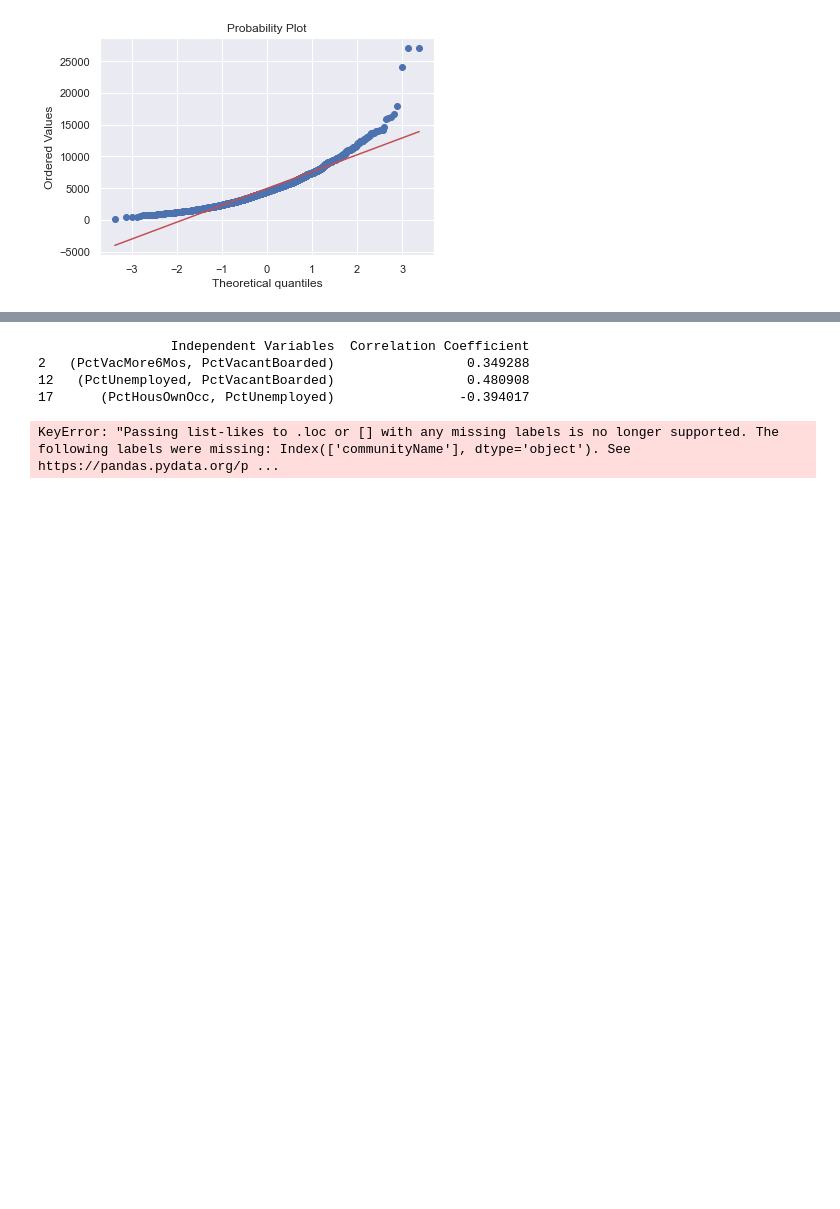
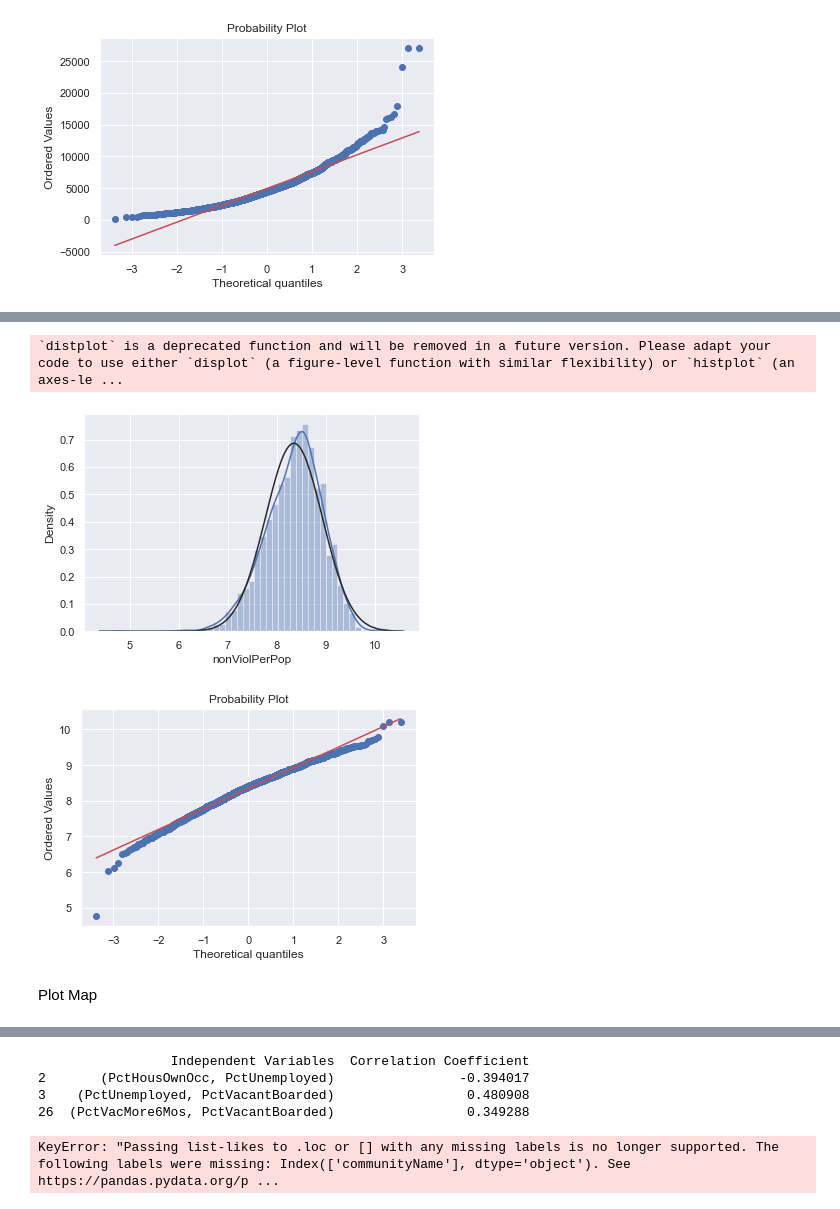
Before and after one commit to blueriver212/Crime_Prediction_ML, a Jupyter notebook: ESDA.ipynb, the cells around one changed output, grey strips where cells are left out. Saved outputs shown, nothing was run; the diff lists cells and outputs as text; code cells hidden in the pictures; blank space fills up the shorter version.

Commit message:
Fix: Normality

```diff
--- a/ESDA.ipynb
+++ b/ESDA.ipynb
@@ -366,3 +366,7 @@ res = stats.probplot(crimedata['nonViolPerPop'], plot=plt)
 `distplot` is a deprecated function and will be removed in a future version. Please adapt your code to use either `displot` (a figure-level function with similar flexibility) or `histplot` (an axes-le ...
 [figure]
 [figure]
+# %%
+#applying log transformation
+crimedata['nonViolPerPop'] = np.log(crimedata['nonViolPerPop'])
+crimedata['nonViolPerPop'].describe()
@@ -369,3 +383,14 @@ res = stats.probplot(crimedata['nonViolPerPop'], plot=plt)
+# %%
+#transformed histogram and normal probability plot
+sns.distplot(crimedata['nonViolPerPop'], fit=norm)
+fig = plt.figure()
+res = stats.probplot(crimedata['nonViolPerPop'], plot=plt)
+# %% [output]
+`distplot` is a deprecated function and will be removed in a future version. Please adapt your code to use either `displot` (a figure-level function with similar flexibility) or `histplot` (an axes-le ...
+[figure, added]
+[figure, added]
+# %% [markdown]
+Plot Map
 # %%
 #group Violent crime and nonViolent crime by state
 crimedata_state = crimedata.groupby('state').agg({'ViolentCrimesPerPop':'mean','nonViolPerPop':'mean'})[['ViolentCrimesPerPop','nonViolPerPop']].reset_index()
@@ -428,9 +453,9 @@ iv_multicoll_corr = pd.DataFrame(list(set([(tuple(sorted(key)), iv_corr[key]) fo
 print (iv_multicoll_corr[iv_multicoll_corr.notnull().all(axis=1)])
 # %% [output]
                  Independent Variables  Correlation Coefficient
-2   (PctVacMore6Mos, PctVacantBoarded)                 0.349288
-12   (PctUnemployed, PctVacantBoarded)                 0.480908
-17      (PctHousOwnOcc, PctUnemployed)                -0.394017
+2       (PctHousOwnOcc, PctUnemployed)                -0.394017
+3    (PctUnemployed, PctVacantBoarded)                 0.480908
+26  (PctVacMore6Mos, PctVacantBoarded)                 0.349288
 # %%
 # Let's find out the outliers in `ViolentCrimesPerPop` response variable and plot those to find cities with highest crime rate in the US
 quartile_1, quartile_3 = np.percentile(crimedata['ViolentCrimesPerPop'], [25, 75])
```
Also changed, not shown: parts of 2 cells of this notebook.
